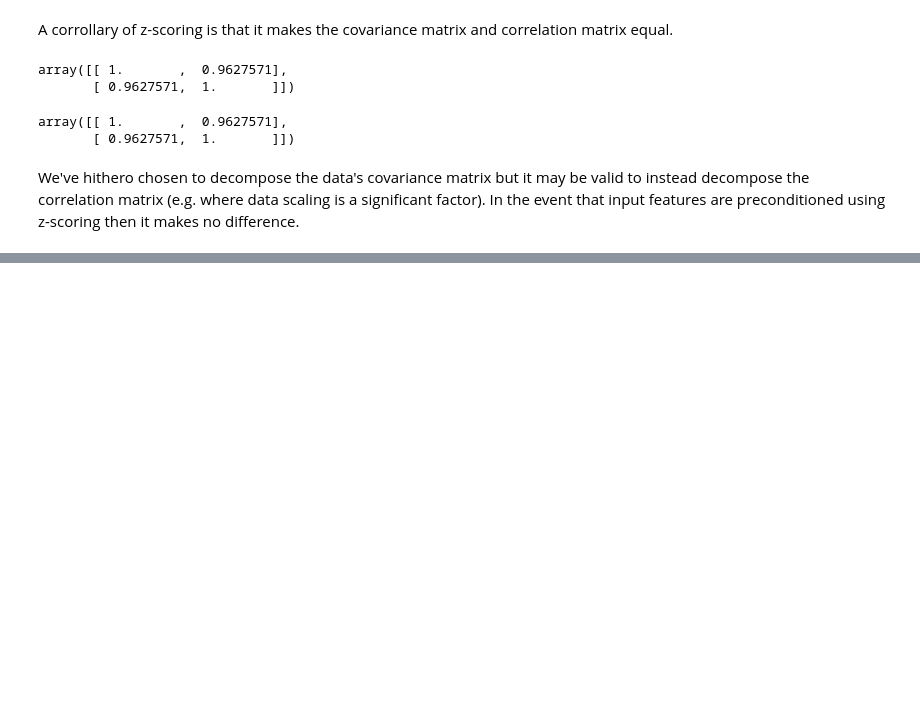
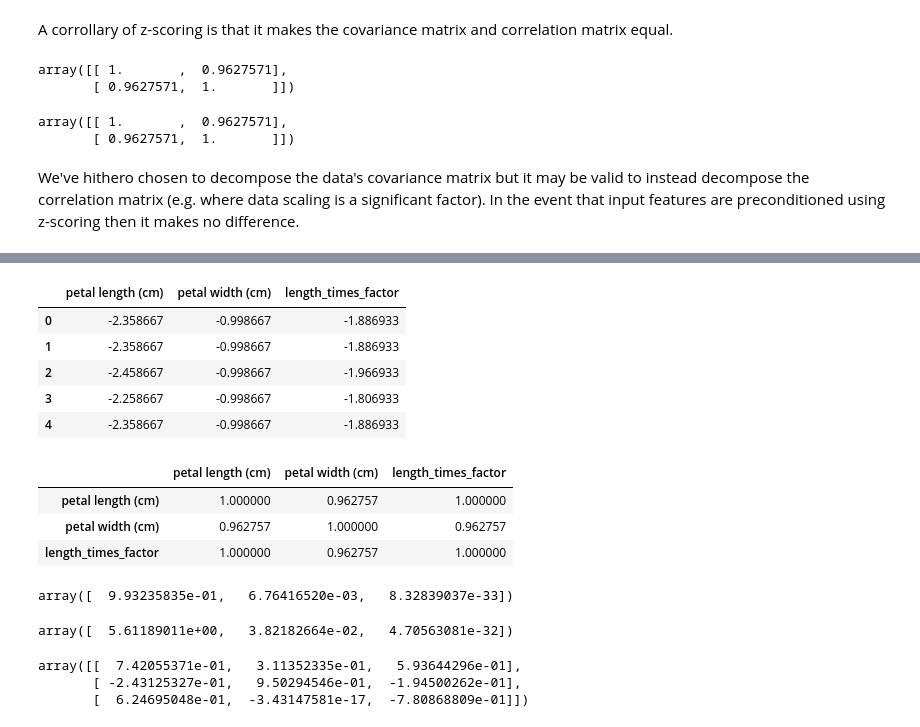
Before and after one commit to rjenc29/numerical, a Jupyter notebook: notebooks/principal_component_analysis.ipynb, the cells around one changed output, grey strips where cells are left out. Cells and saved outputs as stored; diff of their text form; code cells hidden in the pictures; blank space fills up the shorter version.

```diff
--- a/notebooks/principal_component_analysis.ipynb
+++ b/notebooks/principal_component_analysis.ipynb
@@ -636,0 +671,3 @@ TO BE CONTINUED...
+# %%
+petal_df = petal_df[['petal length (cm)', 'petal width (cm)']].copy()
+petal_df.head()
@@ -636,0 +681,17 @@ TO BE CONTINUED...
+# %%
+petal_df['length_times_factor'] = petal_df['petal length (cm)'] * 0.8
+petal_df.head()
+# %% [output]
+|  | petal length (cm) | petal width (cm) | length_times_factor |
+| 0 | -2.358667 | -0.998667 | -1.886933 |
+| 1 | -2.358667 | -0.998667 | -1.886933 |
+| 2 | -2.458667 | -0.998667 | -1.966933 |
+| 3 | -2.258667 | -0.998667 | -1.806933 |
+| 4 | -2.358667 | -0.998667 | -1.886933 |
+# %%
+petal_df.corr()
+# %% [output]
+|  | petal length (cm) | petal width (cm) | length_times_factor |
+| petal length (cm) | 1.000000 | 0.962757 | 1.000000 |
+| petal width (cm) | 0.962757 | 1.000000 | 0.962757 |
+| length_times_factor | 1.000000 | 0.962757 | 1.000000 |
@@ -636,0 +700,14 @@ TO BE CONTINUED...
+# %%
+pca.explained_variance_ratio_
+# %% [output]
+array([  9.93235835e-01,   6.76416520e-03,   8.32839037e-33])
+# %%
+pca.explained_variance_
+# %% [output]
+array([  5.61189011e+00,   3.82182664e-02,   4.70563081e-32])
+# %%
+pca.components_
+# %% [output]
+array([[  7.42055371e-01,   3.11352335e-01,   5.93644296e-01],
+       [ -2.43125327e-01,   9.50294546e-01,  -1.94500262e-01],
+       [  6.24695048e-01,  -3.43147581e-17,  -7.80868809e-01]])
```
Also changed, not shown: parts of 33 cells of this notebook.
